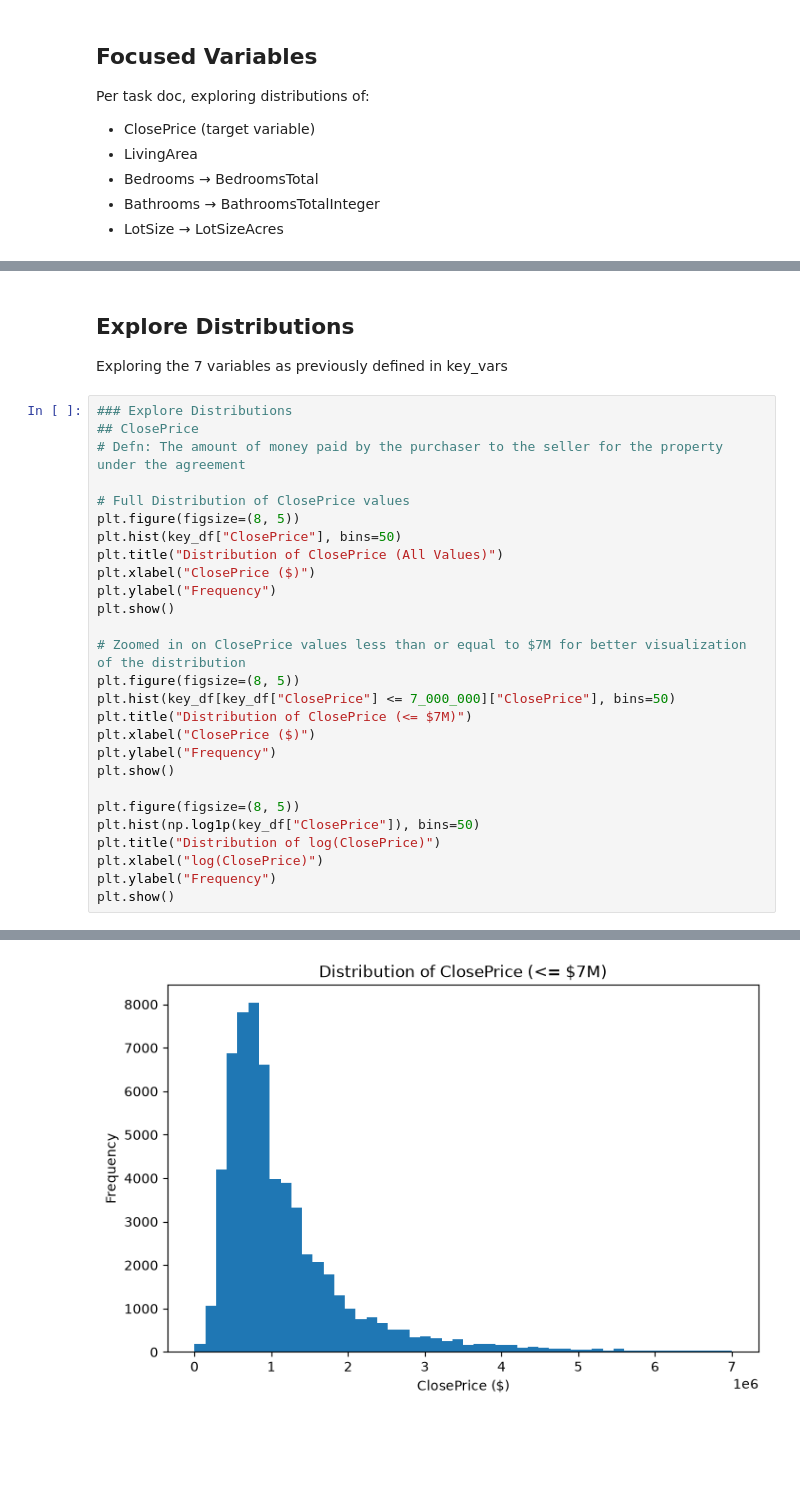
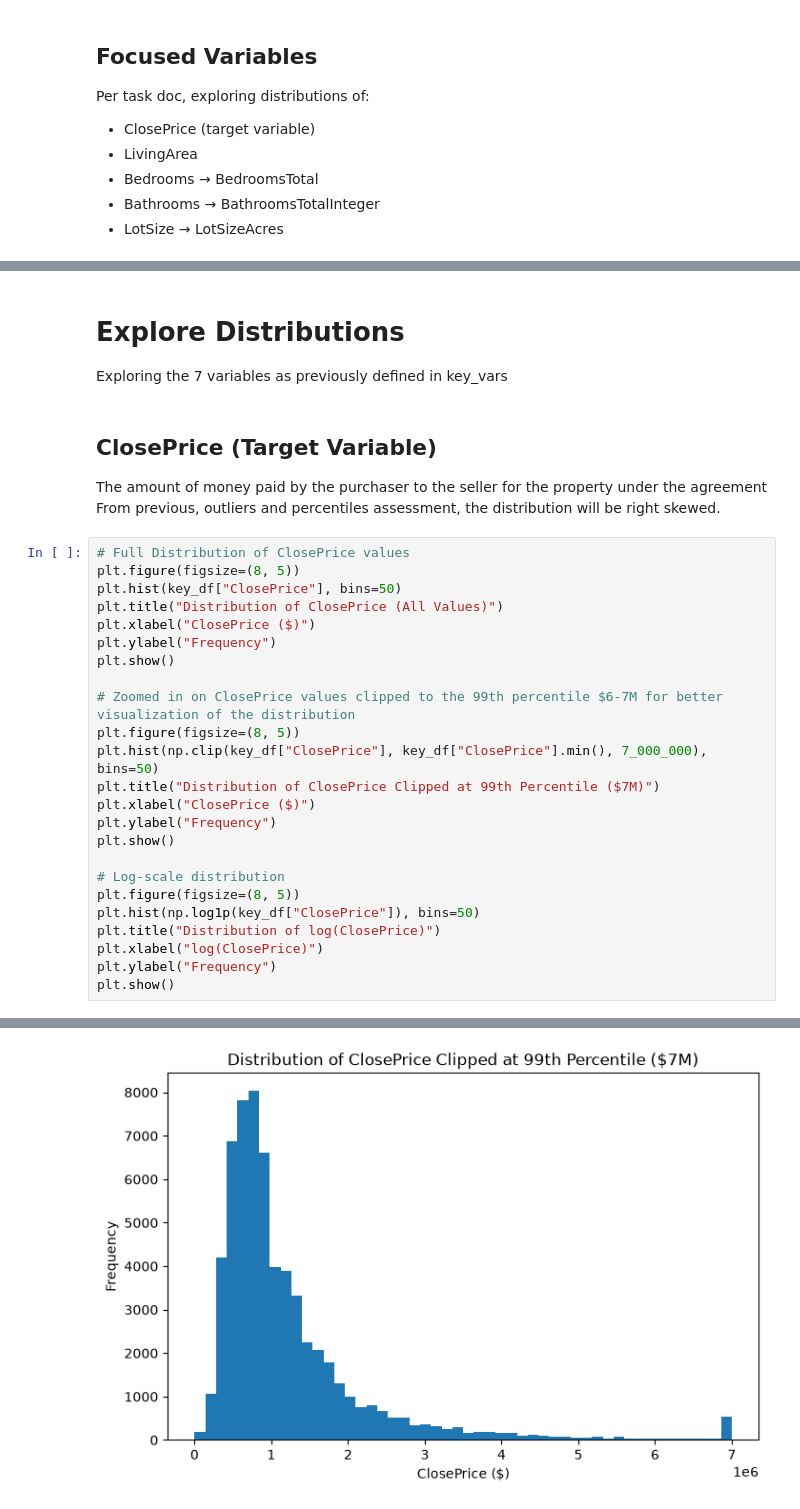
Before and after one commit to iviang/IDX-Exchange-DS-2026, a Jupyter notebook: Deliverables/Week 2/01_exploration.ipynb, the cells around one changed output, grey strips where cells are left out. Saved outputs shown, nothing was run; the diff lists cells and outputs as text; blank space fills up the shorter version.

```diff
--- a/Deliverables/Week 2/01_exploration.ipynb
+++ b/Deliverables/Week 2/01_exploration.ipynb
@@ -224,34 +281,35 @@ dtype: int64
 # %% [markdown]
-## Explore Distributions
+# Explore Distributions
 Exploring the 7 variables as previously defined in key_vars
+# %% [markdown]
+## ClosePrice (Target Variable)
+The amount of money paid by the purchaser to the seller for the property under the agreement
+From previous, outliers and percentiles assessment, the distribution will be right skewed.
 # %%
-### Explore Distributions
-## ClosePrice
-# Defn: The amount of money paid by the purchaser to the seller for the property under the agreement
-
 # Full Distribution of ClosePrice values
 plt.figure(figsize=(8, 5))
 plt.hist(key_df["ClosePrice"], bins=50)
 plt.title("Distribution of ClosePrice (All Values)")
 plt.xlabel("ClosePrice ($)")
 plt.ylabel("Frequency")
 plt.show()
 
-# Zoomed in on ClosePrice values less than or equal to $7M for better visualization of the distribution
+# Zoomed in on ClosePrice values clipped to the 99th percentile $6-7M for better visualization of the distribution
 plt.figure(figsize=(8, 5))
-plt.hist(key_df[key_df["ClosePrice"] <= 7_000_000]["ClosePrice"], bins=50)
-plt.title("Distribution of ClosePrice (<= $7M)")
+plt.hist(np.clip(key_df["ClosePrice"], key_df["ClosePrice"].min(), 7_000_000), bins=50)
+plt.title("Distribution of ClosePrice Clipped at 99th Percentile ($7M)")
 plt.xlabel("ClosePrice ($)")
 plt.ylabel("Frequency")
 plt.show()
 
+# Log-scale distribution
 plt.figure(figsize=(8, 5))
 plt.hist(np.log1p(key_df["ClosePrice"]), bins=50)
 plt.title("Distribution of log(ClosePrice)")
 plt.xlabel("log(ClosePrice)")
 plt.ylabel("Frequency")
 plt.show()
 # %% [output]
 [figure]
-[figure, old version]
+[figure, new version]
 [figure]
```
Also changed, not shown: parts of 20 cells of this notebook, 1 other file.
